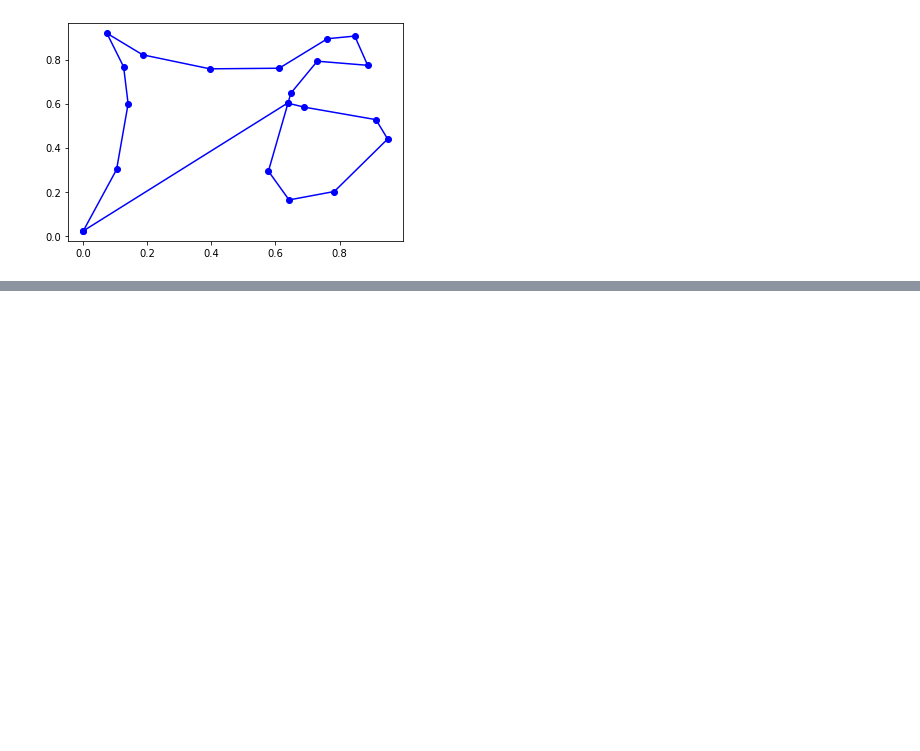
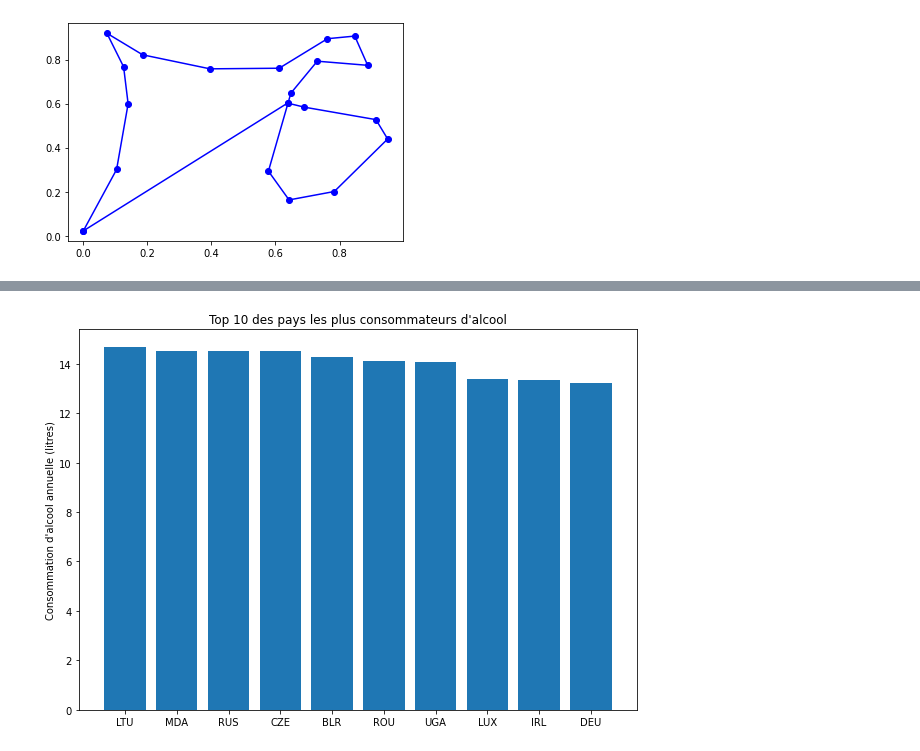
Before and after one commit to nhennetier/ENSAE-HEC-Python, a Jupyter notebook: TDs/TD6/TD6.ipynb, the cells around one changed output, grey strips where cells are left out. Cells and saved outputs as stored; diff of their text form; code cells hidden in the pictures; blank space fills up the shorter version.

```diff
--- a/TDs/TD6/TD6.ipynb
+++ b/TDs/TD6/TD6.ipynb
@@ -245,0 +263,5 @@ dessine_tour(villes, perm)
+# %%
+# Question 1
+df = pd.read_csv("alcohol-consumption-vs-gdp-per-capita.csv")
+df.columns = ["Entity", "Code", "Year", "Total consumption per capita", "GDP per capita", "Population", "Continent"]
+df.head()
@@ -245,0 +275,15 @@ dessine_tour(villes, perm)
+# %%
+# Question 2
+df_clean = df.dropna(subset=["Total consumption per capita"])
+df_country = df_clean.groupby("Code").mean().reset_index()
+# %%
+# Question 3
+df_country_top = df_country.nlargest(10, "Total consumption per capita")
+
+plt.figure(figsize=(10, 7))
+plt.bar(df_country_top["Code"], df_country_top["Total consumption per capita"])
+plt.title("Top 10 des pays les plus consommateurs d'alcool")
+plt.ylabel("Consommation d'alcool annuelle (litres)")
+plt.show()
+# %% [output]
+[figure, added]
```
Also changed, not shown: parts of 12 cells of this notebook, 2 other files.
